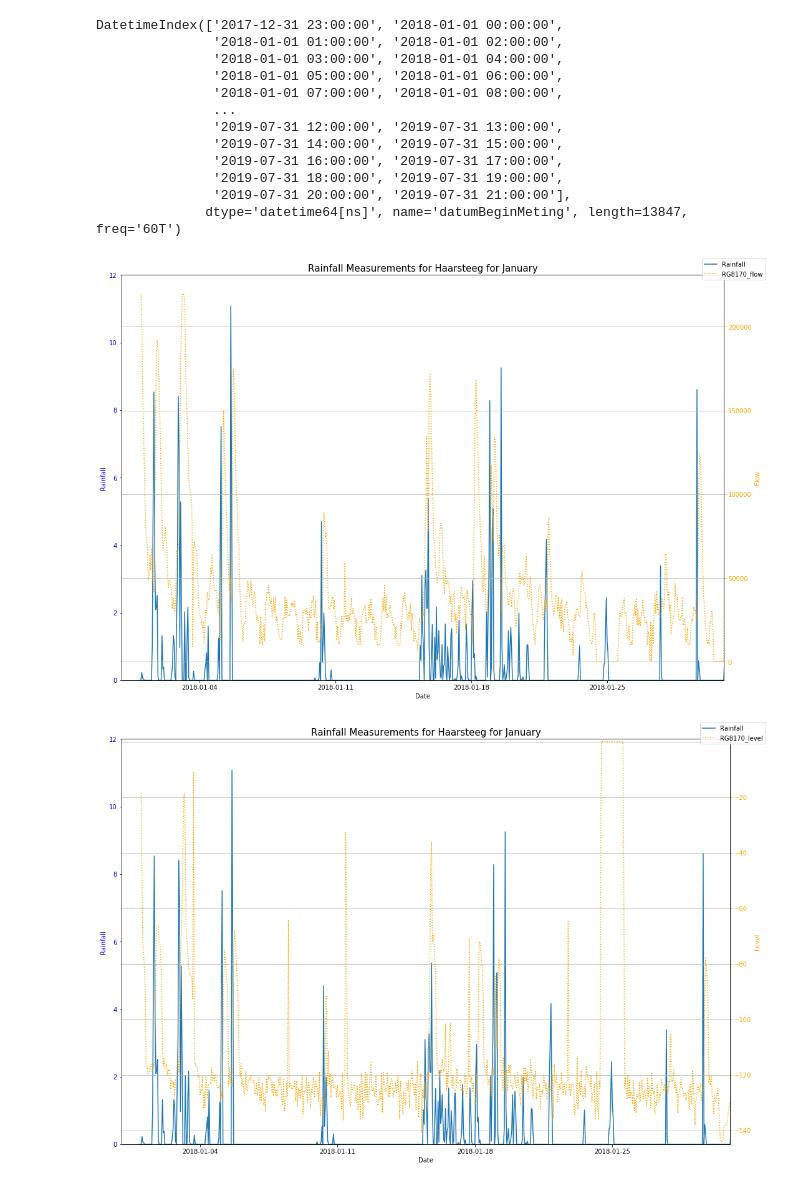
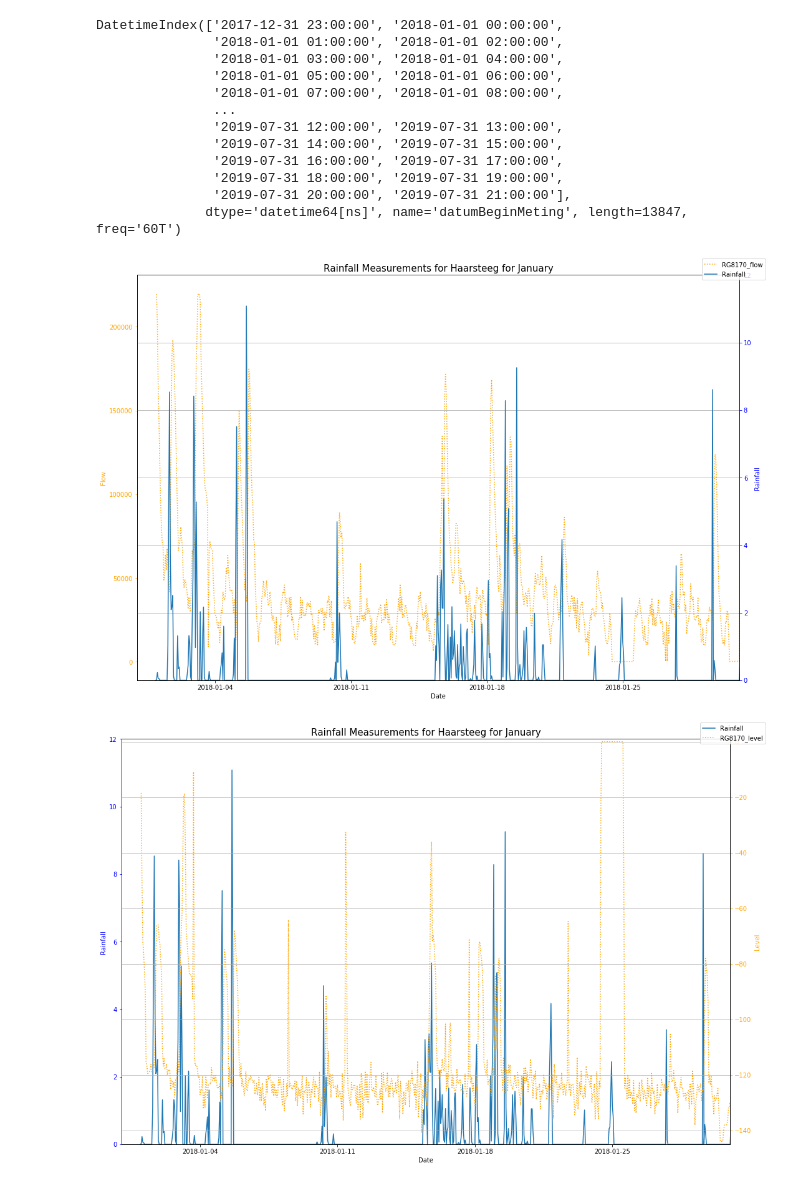
Before and after one commit to rogertian0707/jbg060, a Jupyter notebook: code/combine_rain_pump.ipynb, the cells around one changed output. Saved outputs shown, nothing was run; the diff lists cells and outputs as text; code cells hidden in the pictures.

```diff
--- a/code/combine_rain_pump.ipynb
+++ b/code/combine_rain_pump.ipynb
@@ -278,33 +279,36 @@ DatetimeIndex(['2017-12-31 23:00:00', '2018-01-01 00:00:00',
 # %%
 #Visualization for Haarsteeg and its pump
 fig = plt.figure(figsize=(15,10))
 ax1 = fig.add_subplot(111)
 
-ax1.plot(combined_rain_pump.index, combined_rain_pump['Haarsteeg'], label = 'Rainfall')
-#ax1.plot(combined_rain_pump.index, combined_rain_pump['RG8170_flow'], label = 'RG8170_flow')
 
-ax1.set_xlim([datetime.date(2017, 12, 31), datetime.date(2018, 1, 31)])
+
+
+ax1.plot(combined_rain_pump.index, combined_rain_pump['RG8170_flow'], label = 'RG8170_flow', color = 'orange', linestyle = 'dotted')
+ax1.set_ylabel('Flow', color='orange', fontsize = 10)
+#ax2.set_ylim(0,20000)
+ax1.tick_params('y', colors='orange')
 ax1.set_xlabel('Date', fontsize = 10)
-ax1.set_ylabel('Rainfall', color = 'blue', fontsize = 10)
-ax1.tick_params('y', colors='b')
-ax1.set_ylim(0,12)
 
 
 ax2 = ax1.twinx()
-ax2.plot(combined_rain_pump.index, combined_rain_pump['RG8170_flow'], label = 'RG8170_flow', color = 'orange', linestyle = 'dotted')
-ax2.set_ylabel('Flow', color='orange', fontsize = 10)
-#ax2.set_ylim(0,20000)
-ax2.tick_params('y', colors='orange')
+ax2.plot(combined_rain_pump.index, combined_rain_pump['Haarsteeg'], label = 'Rainfall')
+#ax1.plot(combined_rain_pump.index, combined_rain_pump['RG8170_flow'], label = 'RG8170_flow')
+
+ax2.set_xlim([datetime.date(2017, 12, 31), datetime.date(2018, 1, 31)])
+ax2.set_ylabel('Rainfall', color = 'blue', fontsize = 10)
+ax2.tick_params('y', colors='b')
+ax2.set_ylim(0,12)
 
 plt.title('Rainfall Measurements for Haarsteeg for January', fontsize = 15)
 fig.legend()
 plt.grid()
 
 fig.tight_layout()
 #plt.show()
 plt.savefig("../graphs/"+"Haar_flow_Jan.png");
 # %% [output]
-[figure, old version]
+[figure, new version]
 # %%
 #Visualization for Haarsteeg and its pump
 fig = plt.figure(figsize=(15,10))
```
Also changed, not shown: parts of 16 cells of this notebook, 1 other file.
